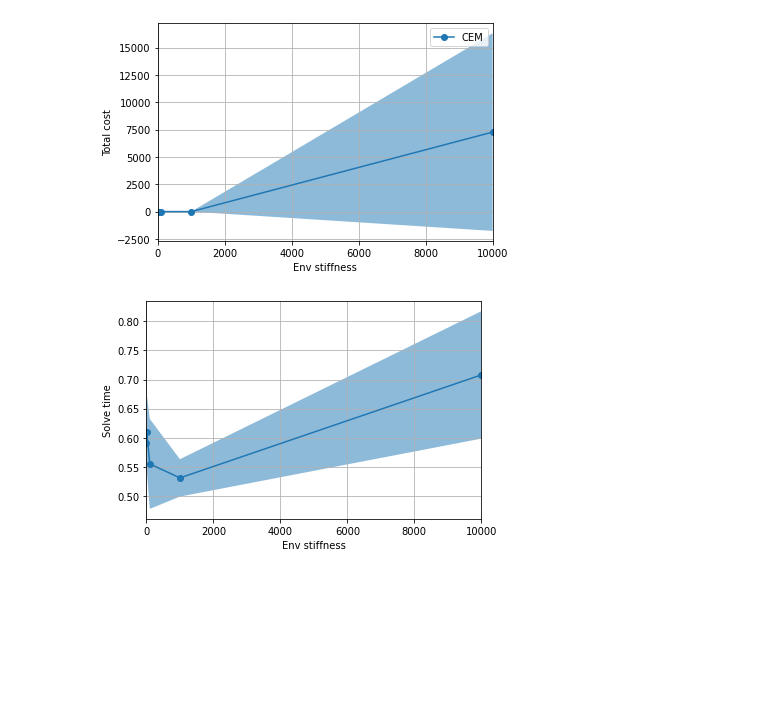
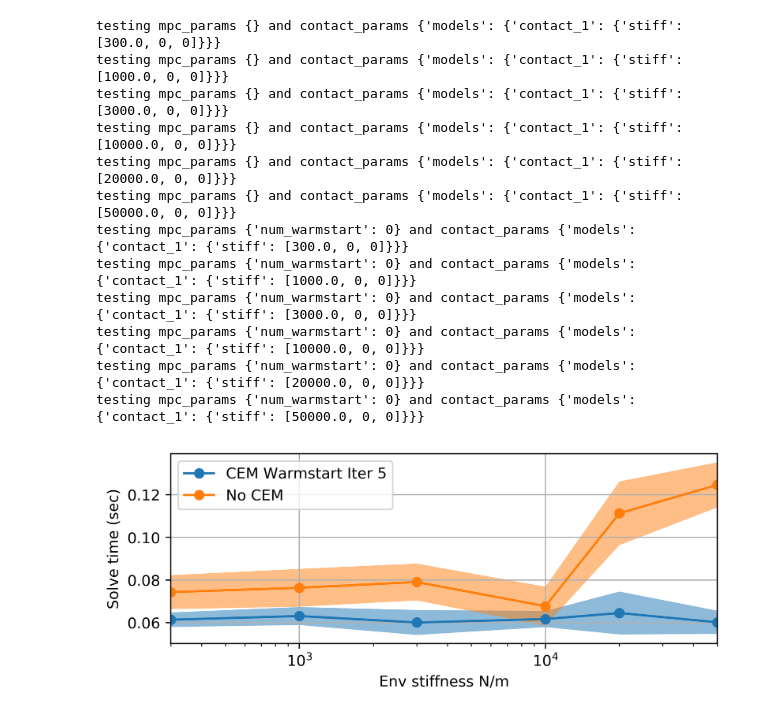
Before and after one commit to sehoon74/contact_mpc, a Jupyter notebook: test_mpc_warmstart.ipynb, the cells around one changed output. Cells and saved outputs as stored; diff of their text form; code cells hidden in the pictures; blank space fills up the shorter version.

```diff
--- a/test_mpc_warmstart.ipynb
+++ b/test_mpc_warmstart.ipynb
@@ -138,9 +136,13 @@ def plot_benchmark(pars, times_mean, times_std, cost_mean, cost_std, par_name =
 # %%
 # Benchmark num cem iterations
 from mpc import MPC
-iters = [0, 1, 2, 3, 4, 5, 10, 15]
+iters = [0, 1, 2, 3, 4, 5, 10, 15, 25, 35]
 new_contact_params = [{}]*len(iters)
 new_mpc_params = [{'num_warmstart':i} for i in iters]
-#res = benchmark(new_mpc_params,new_contact_params)
-plot_benchmark(iters, *res, par_name = "CEM warmstart iterations")
+res = benchmark(new_mpc_params, new_contact_params, N=30)
+fig, ax = plot_benchmark(iters, *res, par_name = "CEM warmstart iterations")
+plt.tight_layout()
+fig.show()
+
+plt.savefig('cem_warmstart_num_iter.pdf')
 # %% [output]
@@ -149,14 +151,38 @@ ValueError: x and y must have same first dimension, but have shapes (8,) and (5,
 # %%
 # Increasing stiffness, seems like at K > 2.5e3, we get relative infeasibility for the MPC and the cem warmstart helps a lot
 from mpc import MPC
-stiffs = [1e0, 1e1, 1e2, 1e3, 1e4]
+stiffs = [3e2, 1e3, 3e3, 1e4, 2e4, 5e4]
 new_contact_params = [{'models':{'contact_1':{'stiff':[k, 0, 0]}}} for k in stiffs]
 new_mpc_params = [{}]*len(stiffs)
-#res = benchmark(new_mpc_params,new_contact_params)
-plot_benchmark(stiffs, *res, par_name = "Env stiffness")
+res_s = benchmark(new_mpc_params,new_contact_params)
+fig, axs = plot_benchmark(stiffs, *res_s, par_name = "Env stiffness N/m", line_name = 'CEM Warmstart Iter 5')
+
+new_mpc_params = [{'num_warmstart':0}]*len(stiffs)
+res_s2 = benchmark(new_mpc_params,new_contact_params)
+fig, axs = plot_benchmark(stiffs, *res_s2, par_name = "Env stiffness N/m", line_name = 'No CEM', fig=fig, axs=axs)
+fig.show()
+
+for ax in axs:
+    ax.set_xscale('log')
+    ax.set_xlim(stiffs[0], stiffs[-1])
+#axs[1].set_ylim(0, 0.3)
+plt.tight_layout()
+fig.show()
+fig.savefig('cem_warmstart_stiff.pdf')
 # %% [output]
+testing mpc_params {} and contact_params {'models': {'contact_1': {'stiff': [300.0, 0, 0]}}}
+testing mpc_params {} and contact_params {'models': {'contact_1': {'stiff': [1000.0, 0, 0]}}}
+testing mpc_params {} and contact_params {'models': {'contact_1': {'stiff': [3000.0, 0, 0]}}}
+testing mpc_params {} and contact_params {'models': {'contact_1': {'stiff': [10000.0, 0, 0]}}}
+testing mpc_params {} and contact_params {'models': {'contact_1': {'stiff': [20000.0, 0, 0]}}}
+testing mpc_params {} and contact_params {'models': {'contact_1': {'stiff': [50000.0, 0, 0]}}}
+testing mpc_params {'num_warmstart': 0} and contact_params {'models': {'contact_1': {'stiff': [300.0, 0, 0]}}}
+testing mpc_params {'num_warmstart': 0} and contact_params {'models': {'contact_1': {'stiff': [1000.0, 0, 0]}}}
+testing mpc_params {'num_warmstart': 0} and contact_params {'models': {'contact_1': {'stiff': [3000.0, 0, 0]}}}
+testing mpc_params {'num_warmstart': 0} and contact_params {'models': {'contact_1': {'stiff': [10000.0, 0, 0]}}}
+testing mpc_params {'num_warmstart': 0} and contact_params {'models': {'contact_1': {'stiff': [20000.0, 0, 0]}}}
+testing mpc_params {'num_warmstart': 0} and contact_params {'models': {'contact_1': {'stiff': [50000.0, 0, 0]}}}
-[figure, old version]
+[figure, new version]
-[figure, removed]
 # %%
 # Increasing planning horizon
 from mpc import MPC
```
Also changed, not shown: parts of 7 cells of this notebook, 12 other files.
